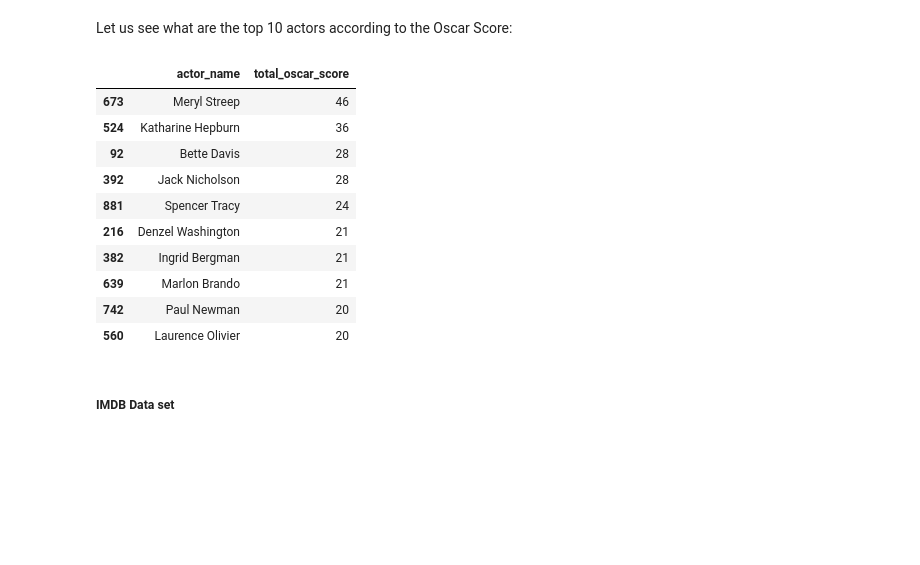
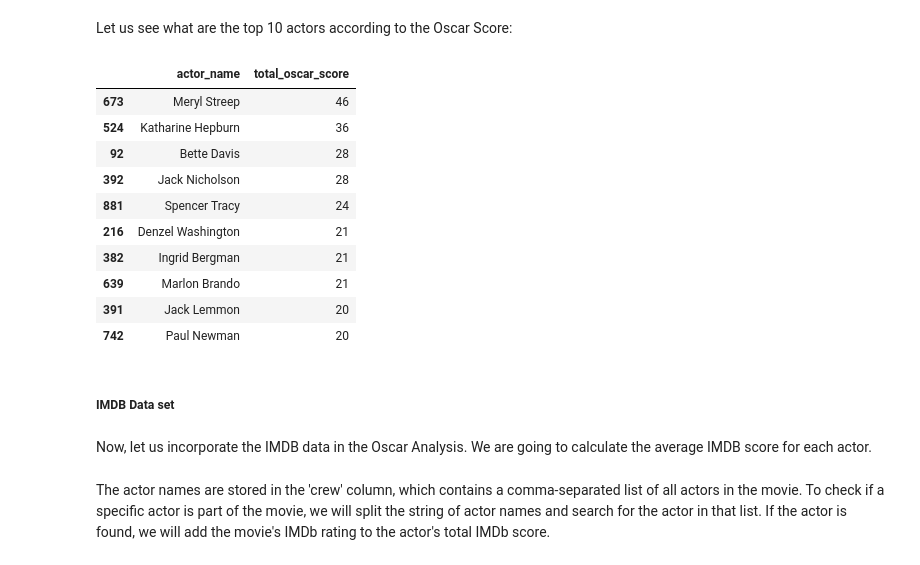
Before and after one commit to epfl-ada/ada-2024-project-bluesweater, a Jupyter notebook: results.ipynb, the cells around one changed output. Cells and saved outputs as stored; diff of their text form; code cells hidden in the pictures; blank space fills up the shorter version.

```diff
--- a/results.ipynb
+++ b/results.ipynb
@@ -236,8 +244,8 @@ Let us add an Oscar Score column to the Oscar dataset:
 First, let us transform the Winner column into integers:
 # %%
 # Converting boolean 'winner' column to 1 and 0
-oscar['winner'] = oscar['winner'].astype(int)
-oscar.head()
+oscar_analysis['winner'] = oscar_analysis['winner'].astype(int)
+oscar_analysis.head()
 # %% [output]
 |  | year_film | year_ceremony | ceremony | category | name | film | winner |
 | 0 | 1927 | 1928 | 1 | ACTOR | Richard Barthelmess | The Noose | 0 |
@@ -275,5 +283,5 @@ def calculate_oscar_score(row):
 
     return oscar_score
 
-oscar['oscar_score'] = oscar.apply(calculate_oscar_score, axis=1)
+oscar_analysis['oscar_score'] = oscar_analysis.apply(calculate_oscar_score, axis=1)
 # %%
@@ -288,9 +296,9 @@ oscar.head()
 # %% [markdown]
 Let us remove the columns that are unnecessary for our section anlaysis.
 # %%
-oscar = oscar.drop(['year_ceremony', 'ceremony','year_film','ceremony','category','film','winner'], axis=1)
-oscar = oscar.rename(columns={'name': 'actor_name'})
-oscar.head()
+oscar_analysis = oscar_analysis.drop(['year_ceremony', 'ceremony','year_film','ceremony','category','film','winner'], axis=1)
+oscar_analysis = oscar_analysis.rename(columns={'name': 'actor_name'})
+oscar_analysis.head()
 # %% [output]
 |  | actor_name | oscar_score |
 | 0 | Richard Barthelmess | 2 |
@@ -316,0 +311,6 @@ oscar.head()
+# %%
+# Grouping by actor and sum the 'oscar_score', and also count the number of movies
+oscar_analysis = oscar_analysis.groupby('actor_name').agg(total_oscar_score=('oscar_score', 'sum')).reset_index()
+
+# Display the result
+oscar_analysis.head()
@@ -317,19 +324,23 @@ oscar.head()
 # %% [markdown]
 Let us see what are the top 10 actors according to the Oscar Score:
 # %%
-oscar.sort_values(by='total_oscar_score', ascending=False, inplace=True)
-oscar.head(10)
+oscar_analysis.sort_values(by='total_oscar_score', ascending=False, inplace=True)
+oscar_analysis.head(10)
 # %% [output]
 |  | actor_name | total_oscar_score |
 | 673 | Meryl Streep | 46 |
 | 524 | Katharine Hepburn | 36 |
 | 92 | Bette Davis | 28 |
 | 392 | Jack Nicholson | 28 |
 | 881 | Spencer Tracy | 24 |
 | 216 | Denzel Washington | 21 |
 | 382 | Ingrid Bergman | 21 |
 | 639 | Marlon Brando | 21 |
+| 391 | Jack Lemmon | 20 |
 | 742 | Paul Newman | 20 |
-| 560 | Laurence Olivier | 20 |
 # %% [markdown]
 ##### IMDB Data set
+# %% [markdown]
+Now, let us incorporate the IMDB data in the Oscar Analysis. We are going to calculate the average IMDB score for each actor.
+# %% [markdown]
+The actor names are stored in the 'crew' column, which contains a comma-separated list of all actors in the movie. To check if a specific actor is part of the movie, we will split the string of actor names and search for the actor in that list. If the actor is found, we will add the movie's IMDb rating to the actor's total IMDb score.
```
Also changed, not shown: parts of 62 cells of this notebook.
